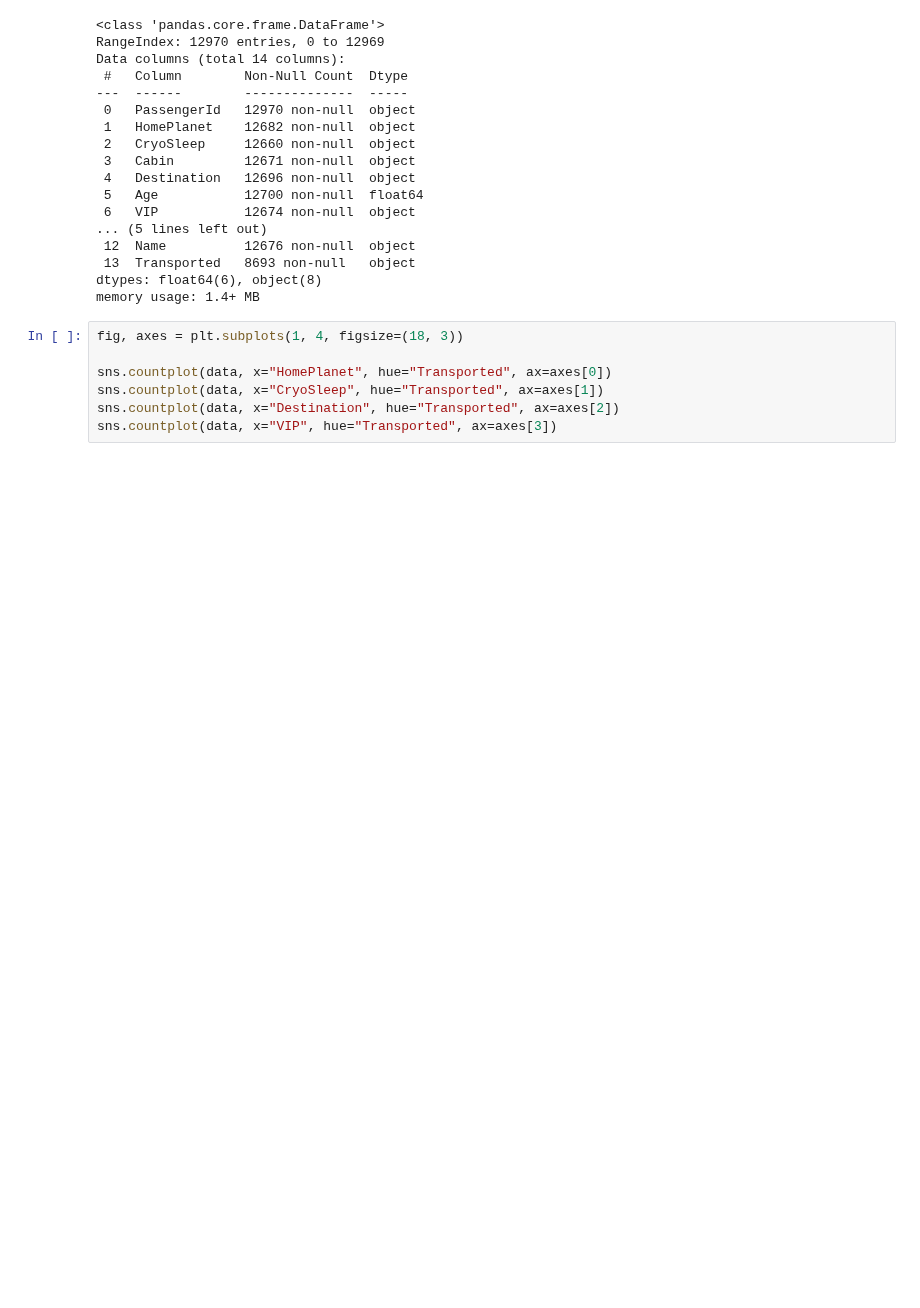
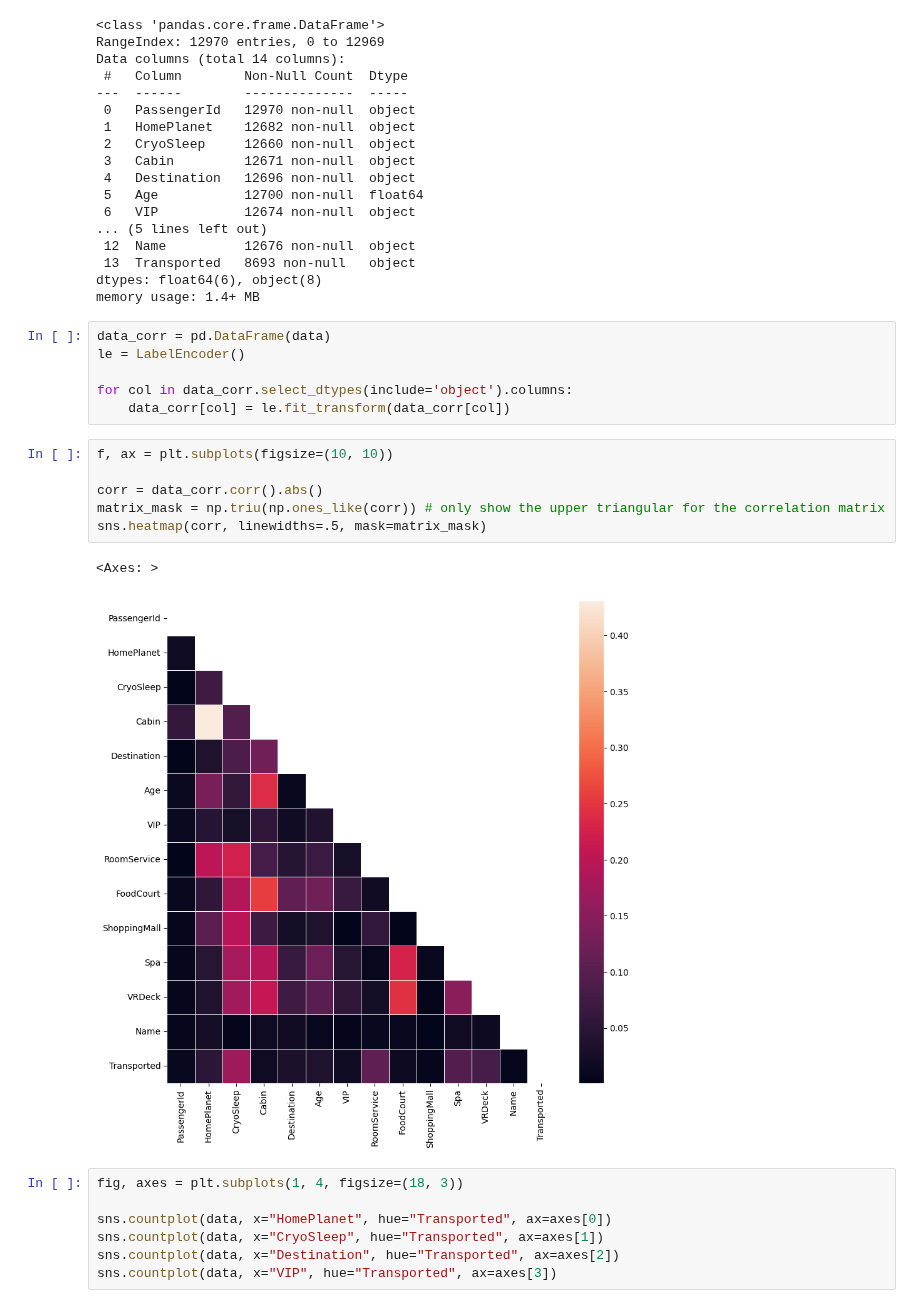
Before and after one commit to LoneCoder21/Kaggle-Notebooks, a Jupyter notebook: Classification/Spaceship Titanic/spaceship_titanic.ipynb, the cells around one changed output. Saved outputs shown, nothing was run; the diff lists cells and outputs as text; blank space fills up the shorter version.

Commit message:
show correlation for further analysis

```diff
--- a/Classification/Spaceship Titanic/spaceship_titanic.ipynb
+++ b/Classification/Spaceship Titanic/spaceship_titanic.ipynb
@@ -51,6 +51,21 @@ Data columns (total 14 columns):
  13  Transported   8693 non-null   object
 dtypes: float64(6), object(8)
 memory usage: 1.4+ MB
+# %%
+data_corr = pd.DataFrame(data)
+le = LabelEncoder()
+
+for col in data_corr.select_dtypes(include='object').columns:
+    data_corr[col] = le.fit_transform(data_corr[col])
+# %%
+f, ax = plt.subplots(figsize=(10, 10))
+
+corr = data_corr.corr().abs()
+matrix_mask = np.triu(np.ones_like(corr)) # only show the upper triangular for the correlation matrix
+sns.heatmap(corr, linewidths=.5, mask=matrix_mask)
+# %% [output]
+<Axes: >
+[figure, added]
 # %%
 fig, axes = plt.subplots(1, 4, figsize=(18, 3))
 
```
